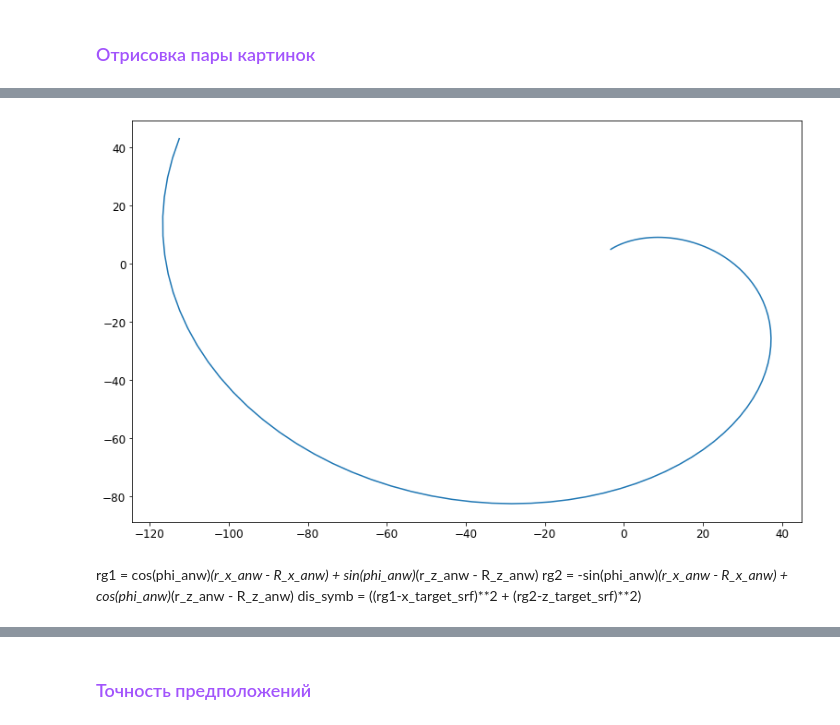
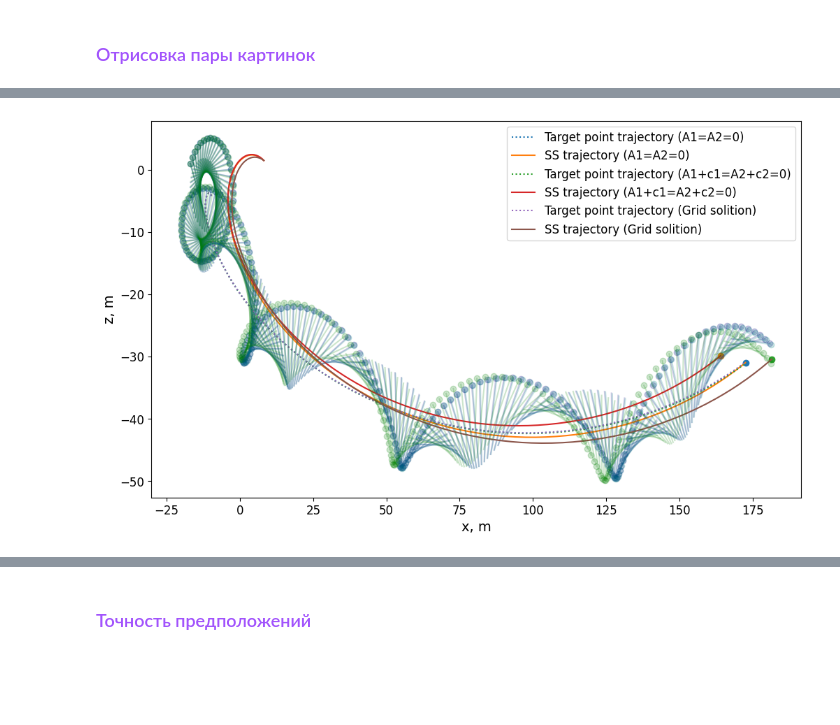
Before and after one commit to CamelCaseAverageEnjoyer/PythonCompendium, a Jupyter notebook: DissertationMaster/chapter 2.ipynb, the cells around one changed output, grey strips where cells are left out. Drawn from its saved outputs; the diff is of its cells as text; code cells hidden in the pictures; blank space fills up the shorter version.

```diff
--- a/DissertationMaster/chapter 2.ipynb
+++ b/DissertationMaster/chapter 2.ipynb
@@ -408,19 +421,29 @@ UB_motion_z = (-sin(phi_anw)*(R_x_anw) + cos(phi_anw)*(R_z_anw)).subs(rand_param
 # %%
-fig, axes = plt.subplots(figsize=(7,7))
-
-def local_draw_hochy_spat(vx_, vz_, name: str):
+def local_draw_hochy_spat(vx_, vz_, name: str, color: str, rate: int = 1, the_end: bool = False, the_start: bool = False, times: int = 200):
     vx_7342354, vz_7342354 = (vx_, vz_)
-    t_list = np.linspace(0, T_max, 100)
+    t_list = np.linspace(T_max * 0.9 if the_end else 0, T_max * 0.1 if the_start else T_max, times)
     x_7342354 = [x_7342354_tmp.subs([(v0_x, vx_7342354), (v0_z, vz_7342354), (t, i)]) for i in t_list]
     z_7342354 = [z_7342354_tmp.subs([(v0_x, vx_7342354), (v0_z, vz_7342354), (t, i)]) for i in t_list]
     UBx_7342354 = [UB_motion_x.subs([(v0_x, vx_7342354), (v0_z, vz_7342354), (t, i)]) for i in t_list]
     UBz_7342354 = [UB_motion_z.subs([(v0_x, vx_7342354), (v0_z, vz_7342354), (t, i)]) for i in t_list]
-    plt.plot(UBx_7342354, UBz_7342354, label=f"Target point trajectory ({name})")
+    # UBx_7342354 = [targt_point_motion_x.subs([(v0_x, vx_7342354), (v0_z, vz_7342354), (t, i)]) for i in t_list]
+    # UBz_7342354 = [targt_point_motion_z.subs([(v0_x, vx_7342354), (v0_z, vz_7342354), (t, i)]) for i in t_list]
+    plt.plot(UBx_7342354, UBz_7342354, ":", label=f"Target point trajectory ({name})")
     plt.plot(x_7342354, z_7342354, label=f"SS trajectory ({name})")
-    plt.legend()
+    plt.scatter(x_7342354[-1], z_7342354[-1])
+    for ii in range(int(len(t_list) // rate)):
+        i = t_list[ii * rate]
+        x_start = float(start_point_motion_x.subs([(v0_x, vx_7342354), (v0_z, vz_7342354), (t, i)]))
+        z_start = float(start_point_motion_z.subs([(v0_x, vx_7342354), (v0_z, vz_7342354), (t, i)]))
+        x_targt = float(targt_point_motion_x.subs([(v0_x, vx_7342354), (v0_z, vz_7342354), (t, i)]))
+        z_targt = float(targt_point_motion_z.subs([(v0_x, vx_7342354), (v0_z, vz_7342354), (t, i)]))
+        plt.plot([x_start, x_targt], [z_start, z_targt], c=color, alpha=0.2)
+        plt.scatter(x_targt, z_targt, c=color, alpha=0.2)
+    if the_end:
+        plt.plot([x_7342354_tmp.subs([(v0_x, vx_7342354), (v0_z, vz_7342354), (t, t_list[-1])]),
+                  targt_point_motion_x.subs([(v0_x, vx_7342354), (v0_z, vz_7342354), (t, t_list[-1])])],
+                 [z_7342354_tmp.subs([(v0_x, vx_7342354), (v0_z, vz_7342354), (t, t_list[-1])]),
+                  targt_point_motion_z.subs([(v0_x, vx_7342354), (v0_z, vz_7342354), (t, t_list[-1])])], c=color)
     plt.xlabel("x, m")
     plt.ylabel("z, m")
-
-local_draw_hochy_spat(x_zeroA, z_zeroA, "A1=A2=0")
-local_draw_hochy_spat(x_zeroAc, z_zeroAc, "A1+c1=A2+c2=0")
-plt.show()
+    plt.legend()
@@ -429,13 +450,10 @@ plt.show()
-# %%
-t_list = np.linspace(0, T_max, 100)
-UBx_7342354 = [UB_motion_x.subs([(v0_x, vx_7342354), (v0_z, vz_7342354), (t, i)]) for i in t_list]
-UBz_7342354 = [UB_motion_z.subs([(v0_x, vx_7342354), (v0_z, vz_7342354), (t, i)]) for i in t_list]
-fig, axes = plt.subplots(figsize=(13,8))
-plt.plot(UBx_7342354, UBz_7342354)
-plt.show()
-# %% [output]
-[figure, removed]
-# %% [markdown]
-rg1 =  cos(phi_anw)*(r_x_anw - R_x_anw) + sin(phi_anw)*(r_z_anw - R_z_anw)
-rg2 = -sin(phi_anw)*(r_x_anw - R_x_anw) + cos(phi_anw)*(r_z_anw - R_z_anw)
-dis_symb = ((rg1-x_target_srf)**2 + (rg2-z_target_srf)**2)
+# %%
+fig, axes = plt.subplots(figsize=(12,7))
+
+local_draw_hochy_spat(x_zeroA, z_zeroA, "A1=A2=0", "navy")
+local_draw_hochy_spat(x_zeroAc, z_zeroAc, "A1+c1=A2+c2=0", "teal")
+local_draw_hochy_spat(x_grid, z_grid, "Grid solition", "green")
+
+plt.show()
+# %% [output]
+[figure, added]
```
Also changed, not shown: parts of 8 cells of this notebook, 2 other files.
